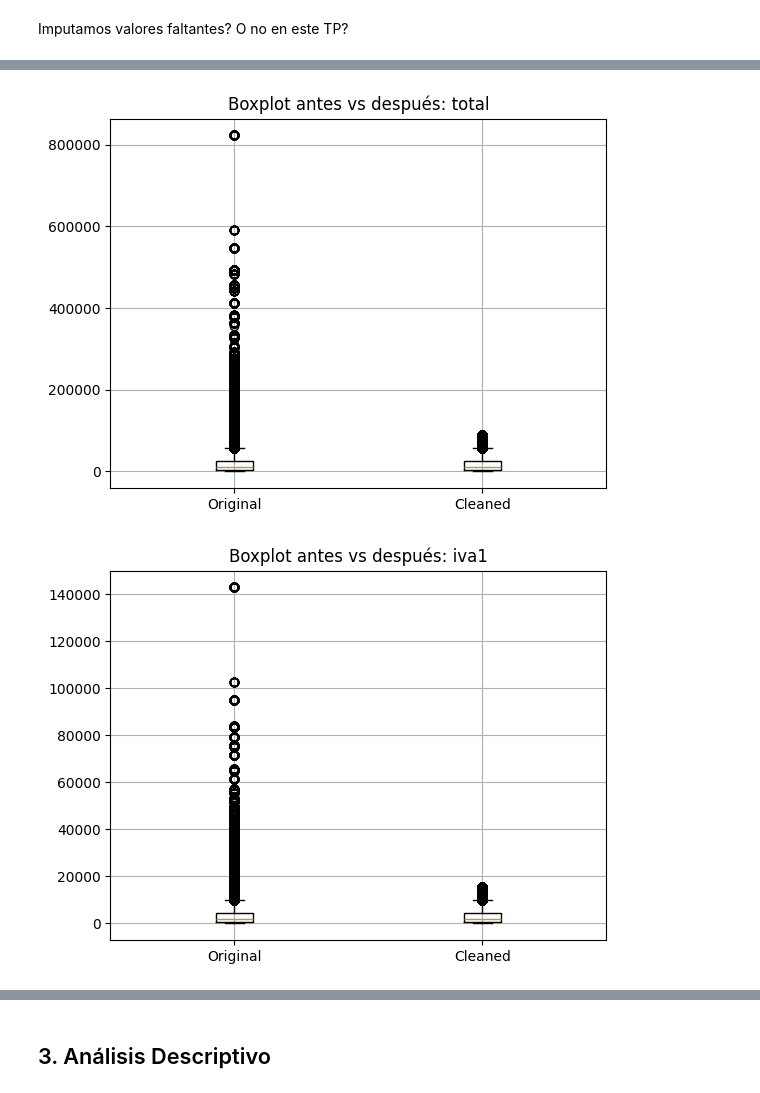
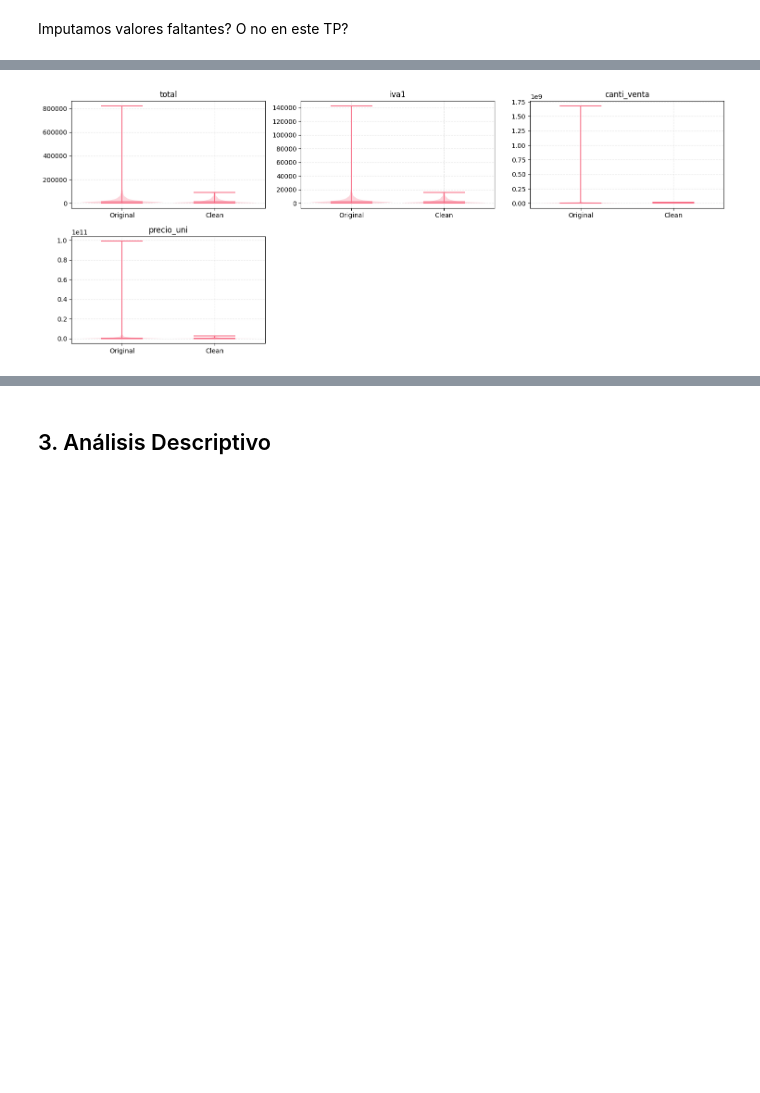
Before and after one commit to SantiagoCastellanos14/m11-practico1-eda, a Jupyter notebook: notebooks/practico_1_eda.ipynb, the cells around one changed output, grey strips where cells are left out. Cells and saved outputs as stored; diff of their text form; code cells hidden in the pictures; blank space fills up the shorter version.

```diff
--- a/notebooks/practico_1_eda.ipynb
+++ b/notebooks/practico_1_eda.ipynb
@@ -264,5 +430,5 @@ Imputamos valores faltantes? O no en este TP?
 # %%
-df_raw= df.copy()
+df_raw= df_defl.copy()
 
 # Variables numéricas mas relevantes para el estudio (agregar las que se consideren necesarias)
 _rel_columns = ["total", "iva1", "canti_venta", "precio_uni"]
@@ -319,16 +485,35 @@ for col in _rel_columns:
     lo, hi = iqr_bounds(df_clean[col], k=3)
     df_clean[col] = clip_outliers(df_clean[col], lo, hi)
 # %%
-# Gráficos después de limpiar
-for col in _rel_columns:
-    orig = df_raw[col].dropna()
-    clean = df_clean[col].dropna()
+selected_cols = _rel_columns               # de querer agregar más variables, modificar la lista que se usa acá
+n            = len(selected_cols)
+cols         = 3                           # columnas de grid
+rows         = int(np.ceil(n / cols))
 
-    # Boxplot comparativo
-    plt.figure()
-    plt.boxplot([orig, clean], labels=["Original", "Cleaned"])
-    plt.title(f"Boxplot antes vs después: {col}")
-    plt.grid(True); plt.show()
+fig, axes = plt.subplots(rows, cols, figsize=(15, rows * 3))
+axes = axes.flatten()
+
+for ax, col in zip(axes, selected_cols):
+    data_orig  = df_raw[col].dropna()
+    data_clean = df_clean[col].dropna()
+
+    ax.violinplot(
+        [data_orig, data_clean],
+        positions=[1, 2],
+        widths=0.9,
+        showmeans=False,
+        showmedians=True
+    )
+    ax.set_title(col)
+    ax.set_xticks([1, 2])
+    ax.set_xticklabels(['Original', 'Clean'])
+    ax.grid(True, linestyle='--', alpha=0.3)
+
+# elimina ejes sobrantes si el grid es mayor que el nº de variables!
+for ax in axes[n:]:
+    fig.delaxes(ax)
+
+plt.tight_layout()
+plt.show()
 # %% [output]
-[figure, old version]
+[figure, new version]
-[figure, removed]
```
Also changed, not shown: parts of 34 cells of this notebook.
